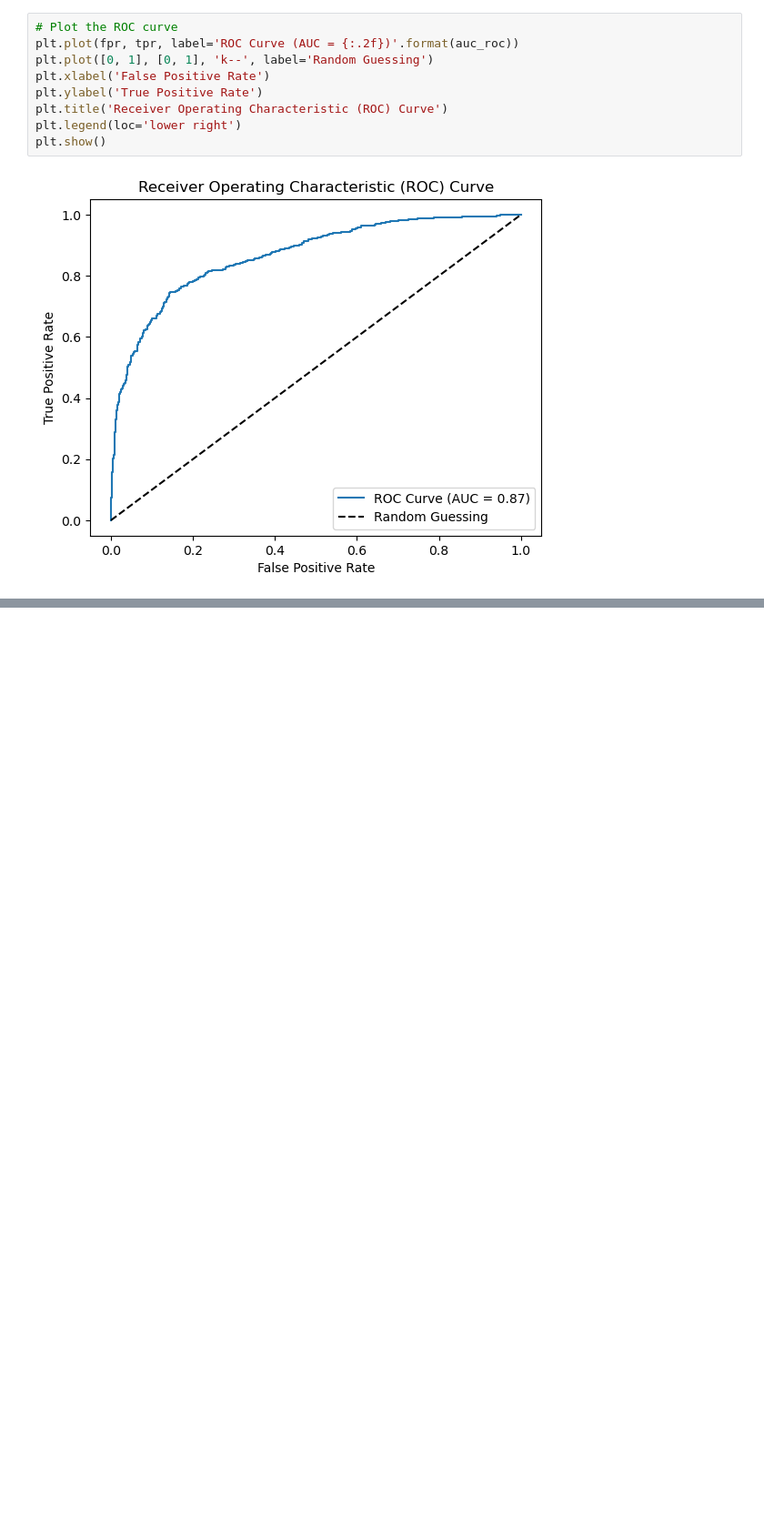
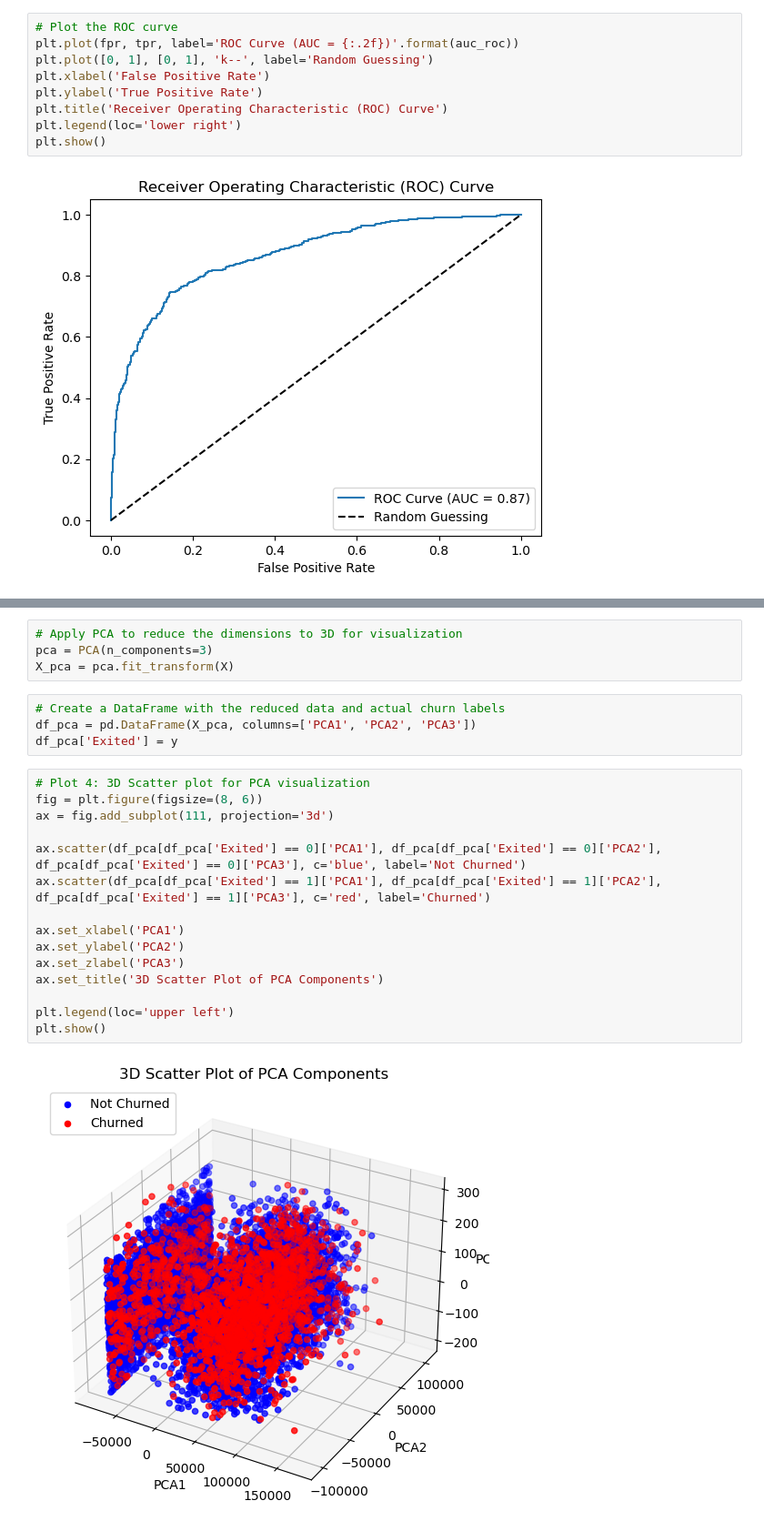
Before and after one commit to tgbasu/Churn_Analysis, a Jupyter notebook: Customer Churn Analysis.ipynb, the cells around one changed output, grey strips where cells are left out. Shown at 91% size. Cells and saved outputs as stored; diff of their text form; blank space fills up the shorter version.

```diff
--- a/Customer Churn Analysis.ipynb
+++ b/Customer Churn Analysis.ipynb
@@ -262,0 +305,25 @@ plt.show()
+# %%
+# Apply PCA to reduce the dimensions to 3D for visualization
+pca = PCA(n_components=3)
+X_pca = pca.fit_transform(X)
+# %%
+# Create a DataFrame with the reduced data and actual churn labels
+df_pca = pd.DataFrame(X_pca, columns=['PCA1', 'PCA2', 'PCA3'])
+df_pca['Exited'] = y
+# %%
+# Plot 4: 3D Scatter plot for PCA visualization
+fig = plt.figure(figsize=(8, 6))
+ax = fig.add_subplot(111, projection='3d')
+
+ax.scatter(df_pca[df_pca['Exited'] == 0]['PCA1'], df_pca[df_pca['Exited'] == 0]['PCA2'], df_pca[df_pca['Exited'] == 0]['PCA3'], c='blue', label='Not Churned')
+ax.scatter(df_pca[df_pca['Exited'] == 1]['PCA1'], df_pca[df_pca['Exited'] == 1]['PCA2'], df_pca[df_pca['Exited'] == 1]['PCA3'], c='red', label='Churned')
+
+ax.set_xlabel('PCA1')
+ax.set_ylabel('PCA2')
+ax.set_zlabel('PCA3')
+ax.set_title('3D Scatter Plot of PCA Components')
+
+plt.legend(loc='upper left')
+plt.show()
+# %% [output]
+[figure, added]
```
Also changed, not shown: parts of 17 cells of this notebook.
